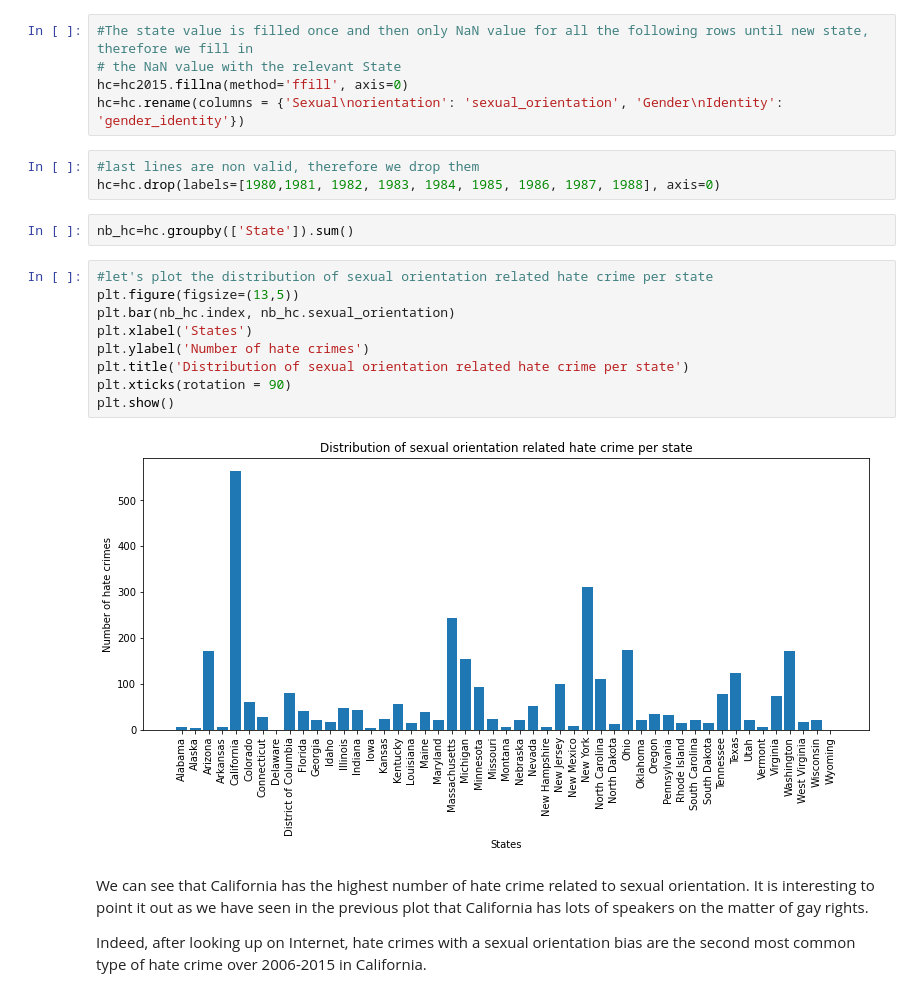
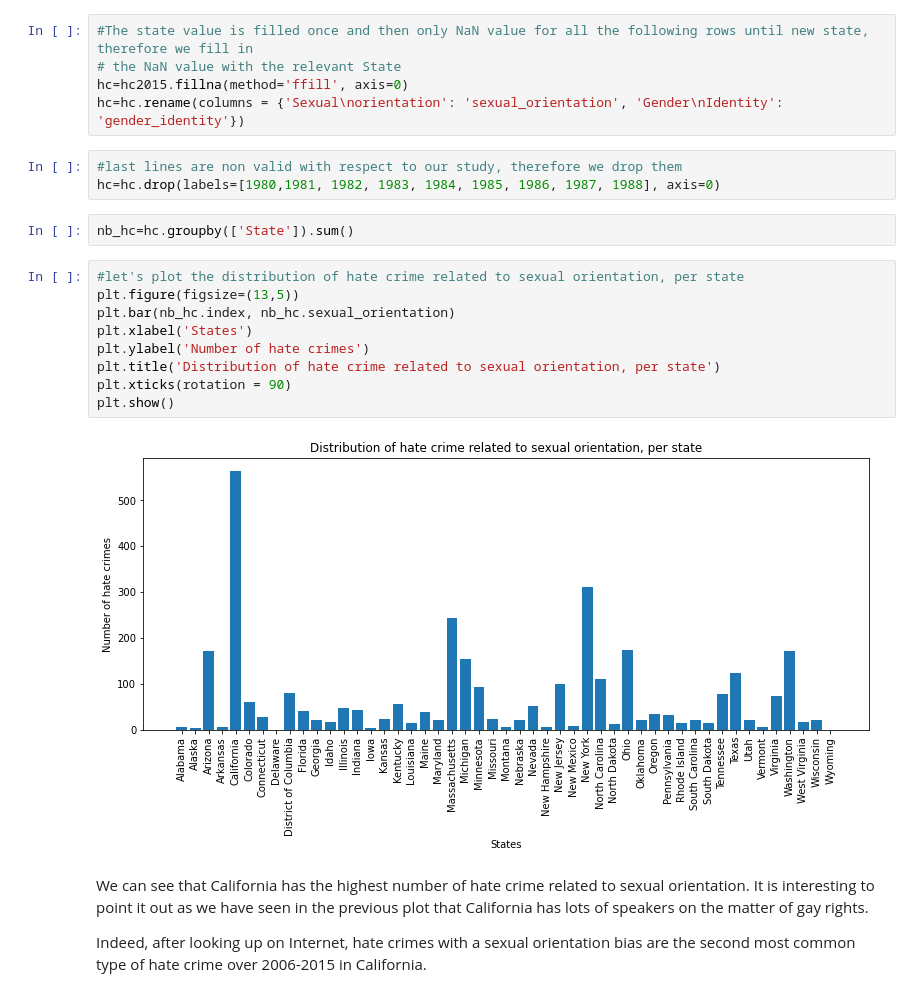
Before and after one commit to epfl-ada/ada-2021-project-ada_group_project, a Jupyter notebook: basic_exploration.ipynb, the cells around one changed output. Drawn from its saved outputs; the diff is of its cells as text.

```diff
--- a/basic_exploration.ipynb
+++ b/basic_exploration.ipynb
@@ -160,21 +203,21 @@ See the caveats in the documentation: https://pandas.pydata.org/pandas-docs/stab
 hc=hc2015.fillna(method='ffill', axis=0)
 hc=hc.rename(columns = {'Sexual\norientation': 'sexual_orientation', 'Gender\nIdentity': 'gender_identity'})
 # %%
-#last lines are non valid, therefore we drop them
+#last lines are non valid with respect to our study, therefore we drop them
 hc=hc.drop(labels=[1980,1981, 1982, 1983, 1984, 1985, 1986, 1987, 1988], axis=0)
 # %%
 nb_hc=hc.groupby(['State']).sum()
 # %%
-#let's plot the distribution of sexual orientation related hate crime per state
+#let's plot the distribution of hate crime related to sexual orientation, per state
 plt.figure(figsize=(13,5))
 plt.bar(nb_hc.index, nb_hc.sexual_orientation)
 plt.xlabel('States')
 plt.ylabel('Number of hate crimes')
-plt.title('Distribution of sexual orientation related hate crime per state')
+plt.title('Distribution of hate crime related to sexual orientation, per state')
 plt.xticks(rotation = 90)
 plt.show()
 # %% [output]
-[figure, old version]
+[figure, new version]
 # %% [markdown]
 We can see that California has the highest number of hate crime related to sexual orientation. It is interesting to point it out as we have seen in the previous plot that California has lots of speakers on the matter of gay rights.
 
```
Also changed, not shown: parts of 27 cells of this notebook.
